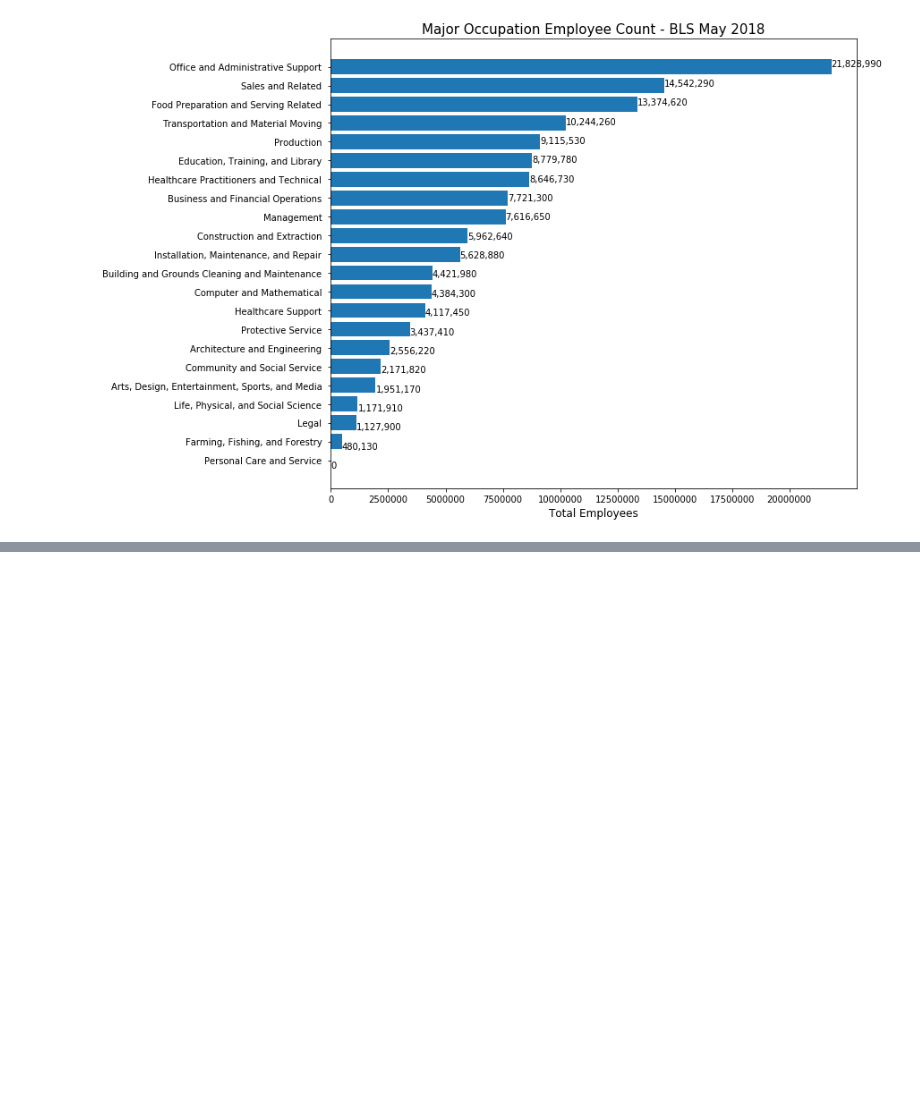
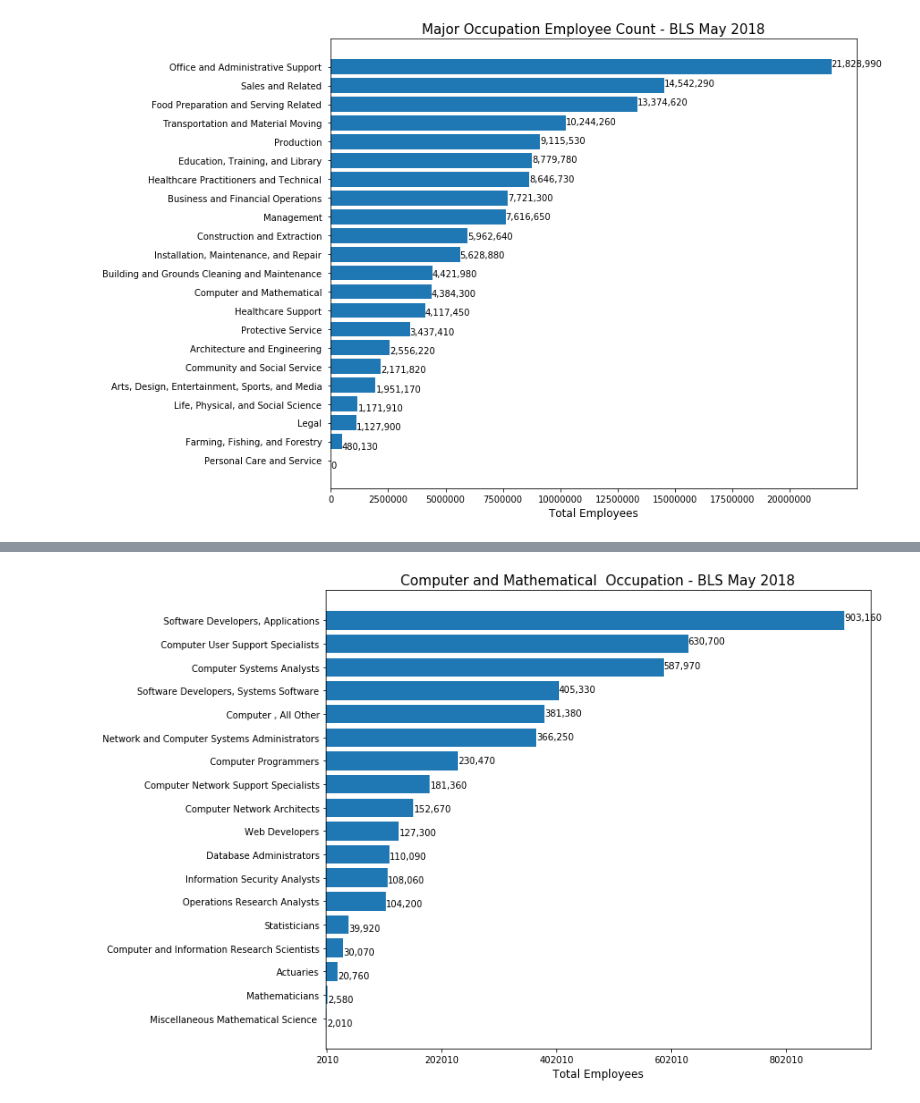
Before and after one commit to rubywyest/ProjectOneRepo, a Jupyter notebook: Coding/Coding_LO.ipynb, the cells around one changed output, grey strips where cells are left out. Drawn from its saved outputs; the diff is of its cells as text; code cells hidden in the pictures; blank space fills up the shorter version.

```diff
--- a/Coding/Coding_LO.ipynb
+++ b/Coding/Coding_LO.ipynb
@@ -33,8 +37,6 @@ nation_major_count = len(nation_major_df)
 #Sort Nation by Employee Count, highest to lowest
 nation_major_sort = nation_major_df[["OCC_CODE", "OCC_TITLE", "OCC_GROUP", "TOT_EMP"]].sort_values("TOT_EMP", ascending=False)
 
-nation_major_sort["OCC_TITLE"] = nation_major_sort["OCC_TITLE"].str.replace("Occupations", "", case = False)
-
 nation_major_sort.head()
 # %% [output]
 |  | OCC_CODE | OCC_TITLE | OCC_GROUP | TOT_EMP |
@@ -82,12 +84,18 @@ plt.savefig("../Images_LO/National_Occupation_List.png", bbox_inches = "tight")
 # %% [output]
 [figure]
 # %%
-#National - Pick One Occupation at the Major Group Level and store minor levels
+#National -  One Occupation at the Major Group Level and store minor levels
 
-## Show top 5 states for this group - chart
+## Show National at the Detailed Levels -
+nation_major_one_df = nation_df.loc[(nation_df["OCC_CODE"].str.contains("15-"))
+                                    & (nation_df["OCC_GROUP"] == "major"), :].reset_index(drop="true")
 
-## Show National at the Minor Levels - employee count hightest to lowest - chart
+nation_detail_one_df = nation_df.loc[(nation_df["OCC_CODE"].str.contains("15-"))
+                                    & (nation_df["OCC_GROUP"] == "detailed"), :].reset_index(drop="true")
 
-#nation_major_pickone = nation_df.loc[nation_df["OCC_CODE"] == "15-0000", :].reset_index(drop="true")
+nation_detail_count = len(nation_detail_one_df)
 
-nation_major_pickone = nation_df.loc[nation_df["OCC_CODE"].str.contains("15-"), :].reset_index(drop="true")
+#Sort Nation by Occupation Code,
+nation_detail_sort = nation_detail_one_df[["OCC_CODE", "OCC_TITLE", "OCC_GROUP", "TOT_EMP"]].sort_values("TOT_EMP", ascending=False)
+
+nation_detail_sort.head()
@@ -124,0 +109,41 @@ states_major_df.sort_values("TOT_EMP")
+# %%
+#Plot National IT Occupations
+
+#Plot Output - Horizontal Bar Graph
+
+fig, ax = plt.subplots(figsize=(12,8))
+
+x_axis = nation_detail_sort["TOT_EMP"].tolist()
+y_axis = nation_detail_sort["OCC_TITLE"].tolist()
+
+height_y = .8
+rects1 = ax.bar(nation_detail_count-1, y_axis, color='black')
+
+ax.barh(y_axis, x_axis, height= height_y, align='center')
+ax.set_yticks(y_axis)
+ax.set_yticklabels(y_axis)
+ax.invert_yaxis()  # labels read top-to-bottom
+
+ax.set_xticks(np.arange(min(x_axis), max(x_axis)+5, 200000))
+ax.set_xticklabels(np.arange(min(x_axis), max(x_axis)+5, 200000))
+
+title_occ = nation_major_one_df.loc[0, "OCC_TITLE"]
+
+ax.set_xlabel("Total Employees", fontsize=12)
+ax.set_title(f"{title_occ} Occupation - BLS May 2018", fontsize=15)
+plt.tight_layout()
+
+#label bars
+def autolabel(rects):
+    for ii,rect in enumerate(rects):
+        height = rect.get_height()
+        wide = rect.get_width()
+        label = "{:,}".format(x_axis[ii])
+        ax.text(x_axis[ii] + 11, 1.02*height, label)
+
+autolabel(rects1)
+
+# Save the Figure
+plt.savefig("../output_charts/National_IT_List.png", bbox_inches = "tight")
+# %% [output]
+[figure, added]
```
Also changed, not shown: parts of 7 cells of this notebook, 21 other files.
